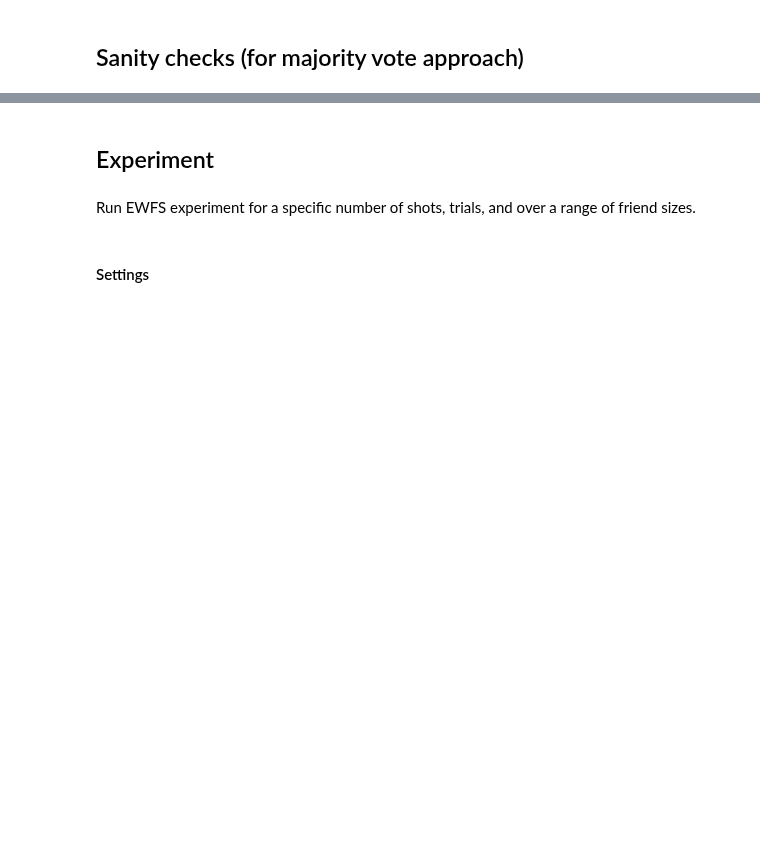
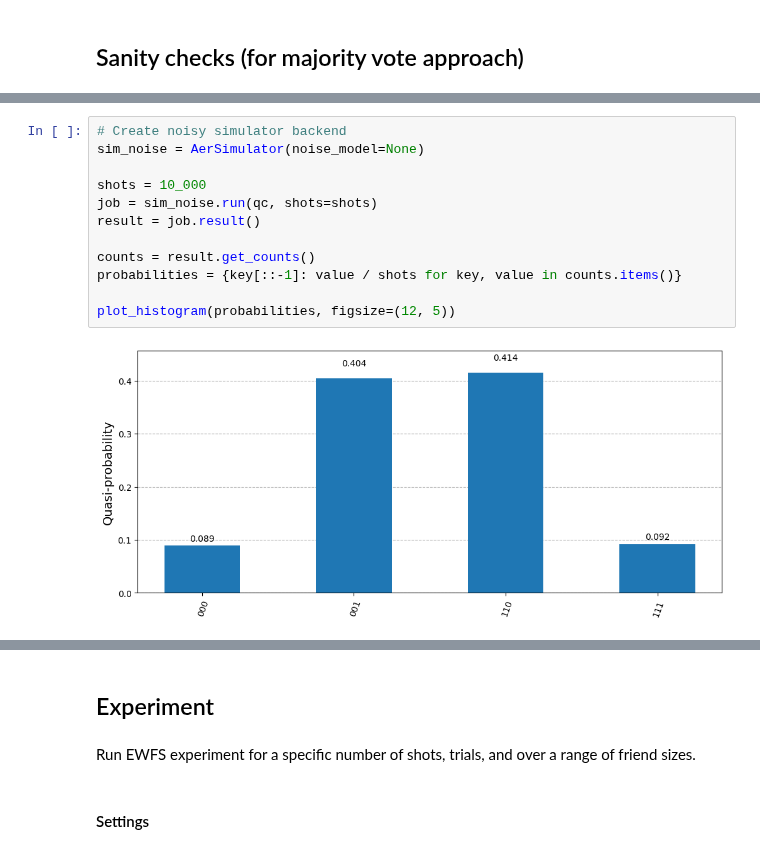
Before and after one commit to unitaryfoundation/wigners_friend, a Jupyter notebook: notebooks/demo.ipynb, the cells around one changed output, grey strips where cells are left out. Drawn from its saved outputs; the diff is of its cells as text; blank space fills up the shorter version.

```diff
--- a/notebooks/demo.ipynb
+++ b/notebooks/demo.ipynb
@@ -60,0 +81,14 @@ plot_distribution(probs, figsize=(12, 5))
+# %%
+# Create noisy simulator backend
+sim_noise = AerSimulator(noise_model=None)
+
+shots = 10_000
+job = sim_noise.run(qc, shots=shots)
+result = job.result()
+
+counts = result.get_counts()
+probabilities = {key[::-1]: value / shots for key, value in counts.items()}
+
+plot_histogram(probabilities, figsize=(12, 5))
+# %% [output]
+[figure, added]
```
Also changed, not shown: parts of 8 cells of this notebook, 1 other file.
